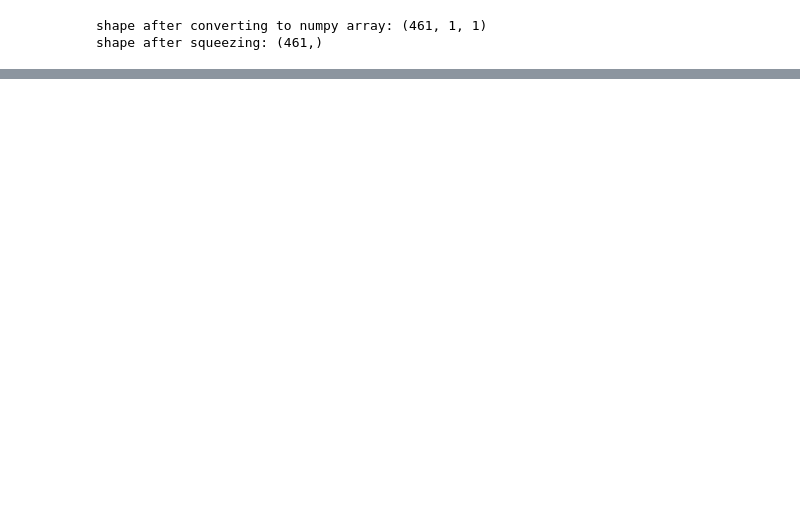
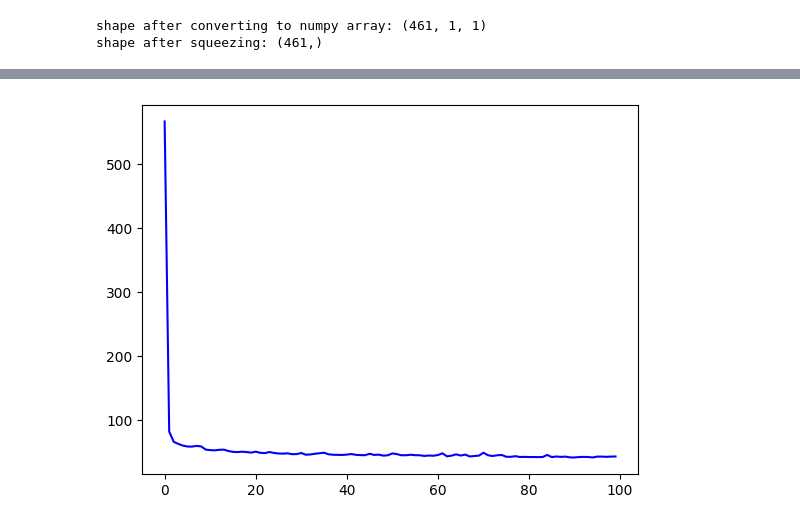
Before and after one commit to shielamms/Tensorflow-Notebooks, a Jupyter notebook: Deep_Neural_Network_Training_on_Time_Series.ipynb, the cells around one changed output, grey strips where cells are left out. Saved outputs shown, nothing was run; the diff lists cells and outputs as text; code cells hidden in the pictures; blank space fills up the shorter version.

Commit message:
train on deep neural network model

```diff
--- a/Deep_Neural_Network_Training_on_Time_Series.ipynb
+++ b/Deep_Neural_Network_Training_on_Time_Series.ipynb
@@ -298,0 +305,8 @@ Mean absolute error: 4.981775760650635
+# %%
+model = tf.keras.Sequential([
+    tf.keras.layers.Dense(10, input_shape=[window_size], activation='relu'),
+    tf.keras.layers.Dense(10, activation='relu'),
+    tf.keras.layers.Dense(1)
+])
+
+model.summary()
@@ -298,0 +329,10 @@ Mean absolute error: 4.981775760650635
+# %%
+# lr_schedule = tf.keras.callbacks.LearningRateScheduler(
+#     lambda epoch: 1e-8 * 10**(epoch / 20)
+# )
+
+optimizer = tf.keras.optimizers.SGD(learning_rate=4e-6, momentum=0.9)
+
+model.compile(loss='mse', optimizer=optimizer)
+# %%
+history = model.fit(dataset, epochs=EPOCHS)
@@ -298,0 +357,7 @@ Mean absolute error: 4.981775760650635
+# %%
+loss = history.history['loss']
+epochs = range(len(loss))
+plt.plot(epochs, loss, 'b', label='Training Loss')
+plt.show()
+# %% [output]
+[figure, added]
```
Also changed, not shown: parts of 17 cells of this notebook.
